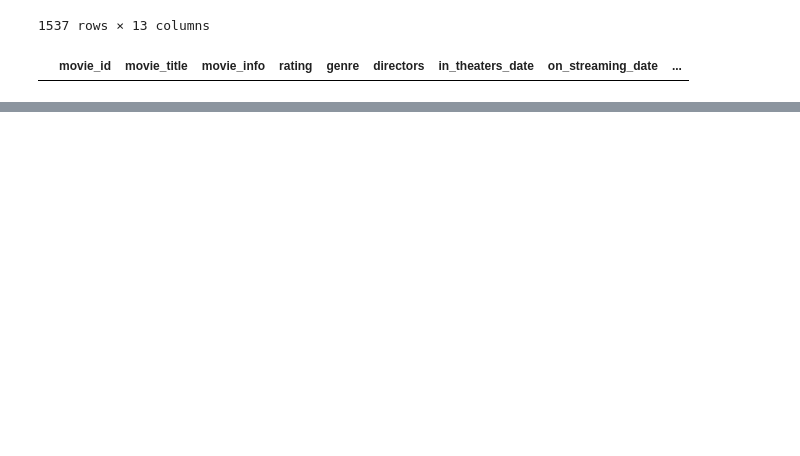
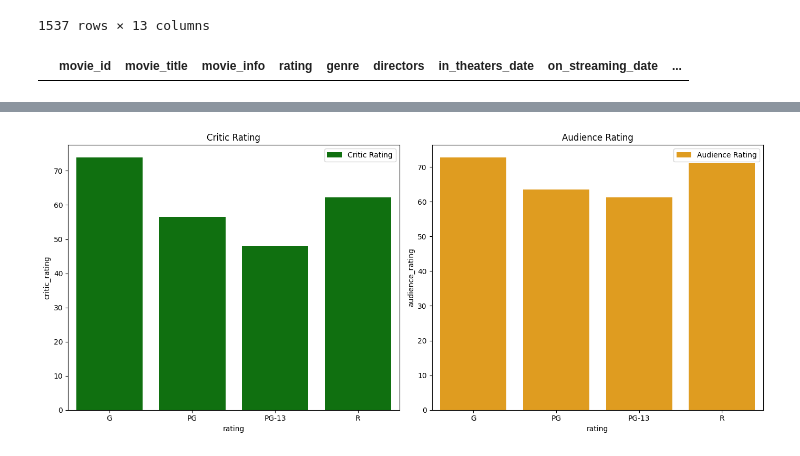
Before and after one commit to nbdls6/Movie_rating_prediction, a Jupyter notebook: data_cleaning_and_eda.ipynb, the cells around one changed output, grey strips where cells are left out. Cells and saved outputs as stored; diff of their text form; code cells hidden in the pictures; blank space fills up the shorter version.

```diff
--- a/data_cleaning_and_eda.ipynb
+++ b/data_cleaning_and_eda.ipynb
@@ -175,0 +235,2 @@ print(movie_info)
+# %%
+movies_before_2010 = movies_df[movies_df['release_year'] < 2010]
@@ -175,0 +259,10 @@ print(movie_info)
+# %%
+mean_audience = movies_df['audience_count'].dropna().mean()
+# %%
+popular_movies = movies_before_2010[movies_before_2010['audience_count'] > mean_audience]
+
+top_5_critics_pm = popular_movies.sort_values(by = 'critic_rating', ascending = False).head(5)
+display(top_5_critics_pm)
+
+top_5_audience_pm = popular_movies.sort_values(by = 'audience_rating', ascending = False).head(5)
+display(top_5_audience_pm)
@@ -175,0 +323,4 @@ print(movie_info)
+# %%
+# visualization that shows for each rating, the average critic rating and the average audience rating
+rating_averages = popular_movies.groupby('rating')[['critic_rating', 'audience_rating']].mean().reset_index()
+rating_averages
@@ -175,0 +333,13 @@ print(movie_info)
+# %%
+fig, axes = plt.subplots(1, 2, figsize=(14, 6))
+
+sns.barplot(ax = axes[0], x='rating', y = 'critic_rating', data = rating_averages, color='green', label='Critic Rating')
+axes[0].set_title('Critic Rating')
+
+sns.barplot(ax = axes[1], x='rating', y = 'audience_rating', data = rating_averages, color='orange', label='Audience Rating')
+axes[1].set_title('Audience Rating')
+
+plt.tight_layout()
+plt.show()
+# %% [output]
+[figure, added]
```
Also changed, not shown: parts of 45 cells of this notebook, 5 other files.
